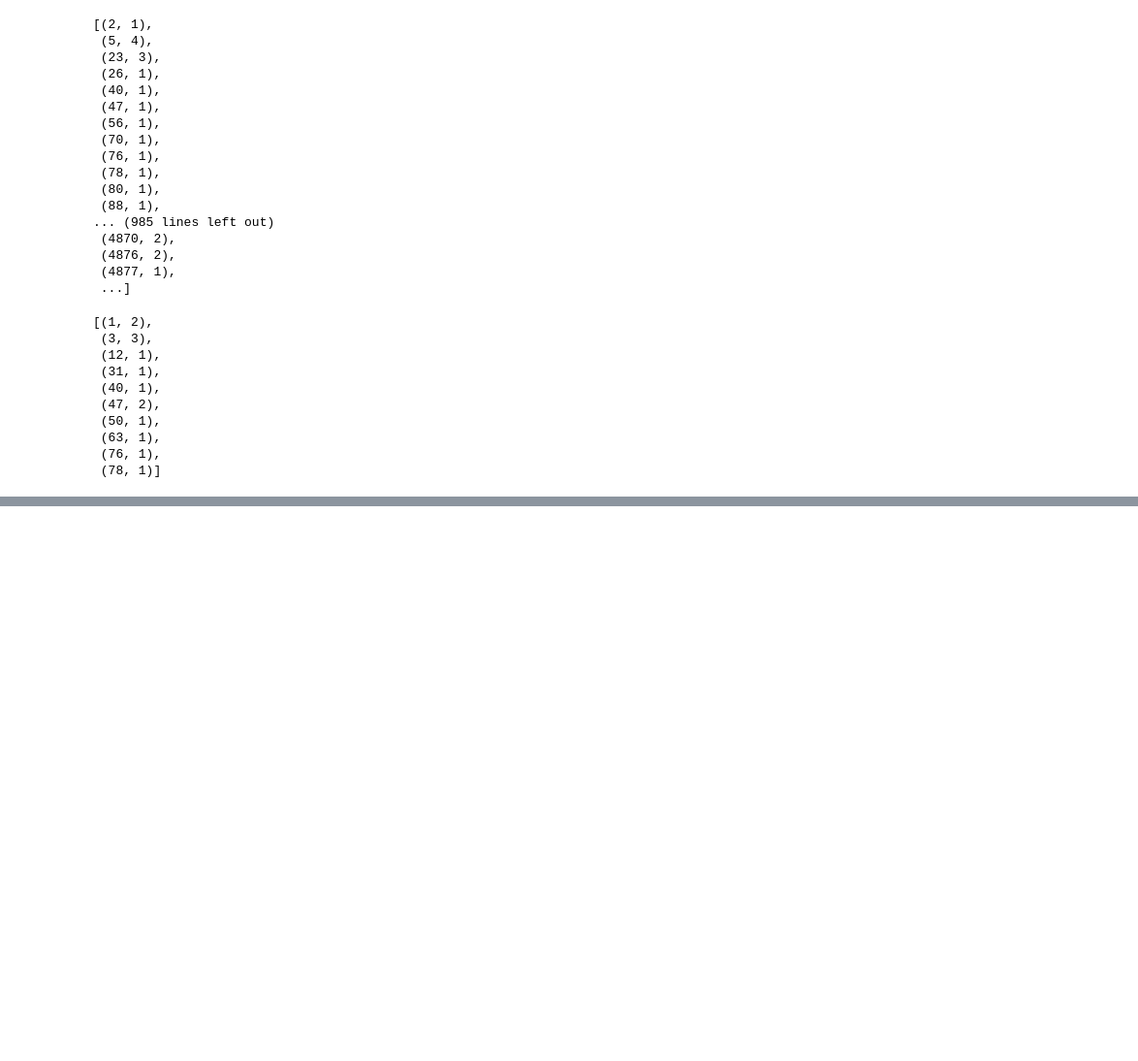
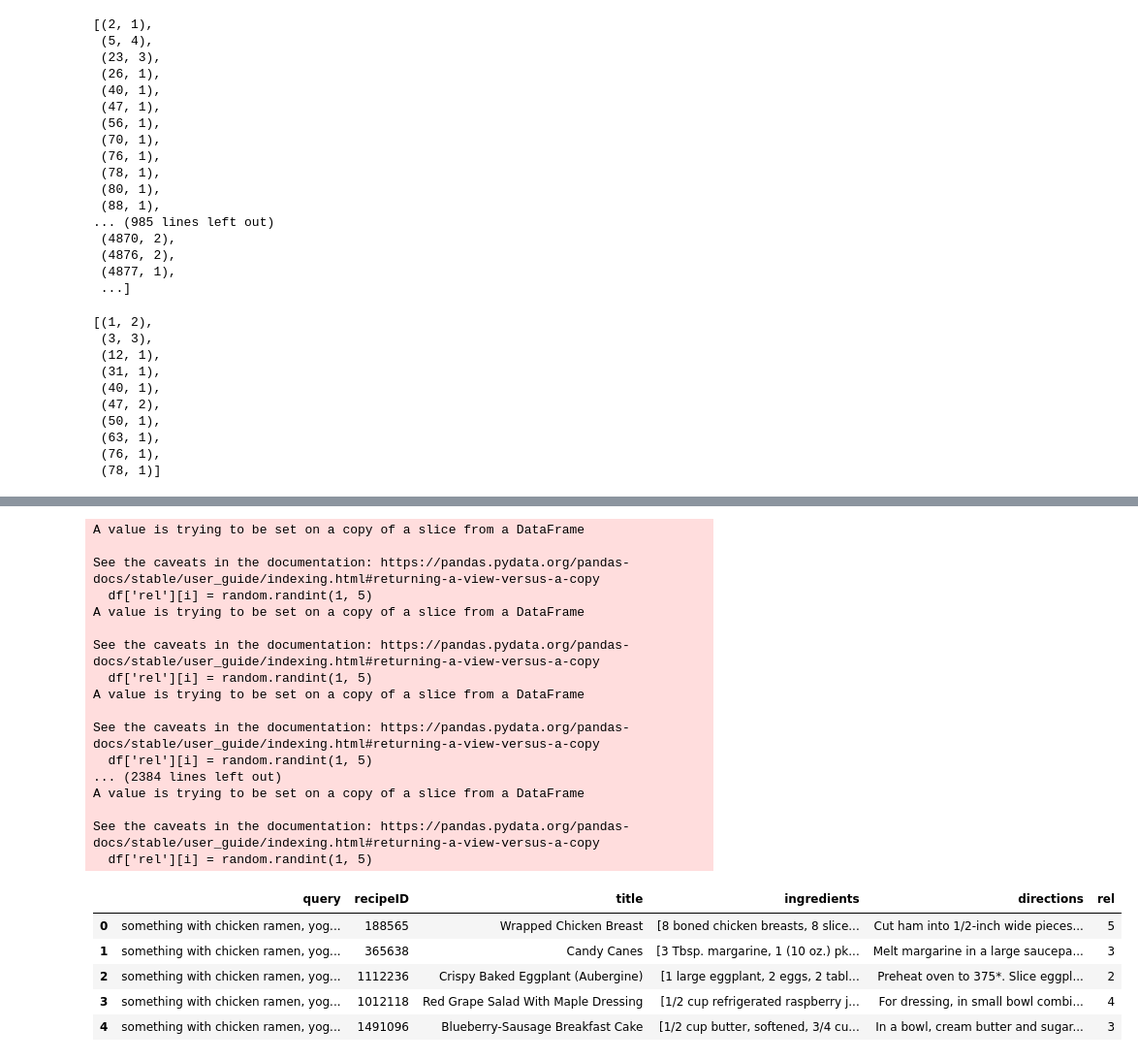
Before and after one commit to bkarduck/si650-final-project, a Jupyter notebook: filetmignon.ipynb, the cells around one changed output, grey strips where cells are left out. Shown at 97% size. Drawn from its saved outputs; the diff is of its cells as text; code cells hidden in the pictures; blank space fills up the shorter version.

```diff
--- a/filetmignon.ipynb
+++ b/filetmignon.ipynb
@@ -474,0 +1469,16 @@ for q in topq:
+# %%
+annotateDict3 = {}
+with open('cleanedRecipes.jsonl') as f:
+    for line in tqdm(f):
+        json_record = json.loads(line)
+        json_record['ingredients'] = json.loads(json_record['ingredients'])
+        for key, value in randomQuerys.items():
+            for q in value:
+                if q == json_record['recipeID']:
+                    if key in annotateDict3:
+                        annotateDict3[key].append([json_record['recipeID'],json_record['title'], json_record['ingredients'], json_record['directions']])
+                    else:
+                        annotateDict3[key] = [[json_record['recipeID'],json_record['title'], json_record['ingredients'], json_record['directions']]]
+# %%
+for value in annotateDict3.values():
+    print(len(value))
@@ -474,0 +1496,7 @@ for q in topq:
+# %%
+dfDict = []
+for key, value in annotateDict3.items():
+    # randomize value list
+    value = random.sample(value, len(value))
+    for v in value:
+        dfDict.append({'query': key, 'recipeID': v[0], 'title': v[1], 'ingredients': v[2], 'directions': v[3]})
@@ -474,0 +1515,3 @@ for q in topq:
+# %%
+df = pd.DataFrame(dfDict)
+df.head()
@@ -474,0 +1525,30 @@ for q in topq:
+# %%
+# make rel column with random # 1 thru 5
+df['rel'] = 0
+for i in range(len(df)):
+    df['rel'][i] = random.randint(1, 5)
+df.head()
+# %% [output]
+A value is trying to be set on a copy of a slice from a DataFrame
+
+See the caveats in the documentation: https://pandas.pydata.org/pandas-docs/stable/user_guide/indexing.html#returning-a-view-versus-a-copy
+  df['rel'][i] = random.randint(1, 5)
+A value is trying to be set on a copy of a slice from a DataFrame
+
+See the caveats in the documentation: https://pandas.pydata.org/pandas-docs/stable/user_guide/indexing.html#returning-a-view-versus-a-copy
+  df['rel'][i] = random.randint(1, 5)
+A value is trying to be set on a copy of a slice from a DataFrame
+
+See the caveats in the documentation: https://pandas.pydata.org/pandas-docs/stable/user_guide/indexing.html#returning-a-view-versus-a-copy
+  df['rel'][i] = random.randint(1, 5)
+... (2384 lines left out)
+A value is trying to be set on a copy of a slice from a DataFrame
+
+See the caveats in the documentation: https://pandas.pydata.org/pandas-docs/stable/user_guide/indexing.html#returning-a-view-versus-a-copy
+  df['rel'][i] = random.randint(1, 5)
+|  | query | recipeID | title | ingredients | directions | rel |
+| 0 | something with chicken ramen, yog... | 188565 | Wrapped Chicken Breast | [8 boned chicken breasts, 8 slice... | Cut ham into 1/2-inch wide pieces... | 5 |
+| 1 | something with chicken ramen, yog... | 365638 | Candy Canes | [3 Tbsp. margarine, 1 (10 oz.) pk... | Melt margarine in a large saucepa... | 3 |
+| 2 | something with chicken ramen, yog... | 1112236 | Crispy Baked Eggplant (Aubergine) | [1 large eggplant, 2 eggs, 2 tabl... | Preheat oven to 375*. Slice eggpl... | 2 |
+| 3 | something with chicken ramen, yog... | 1012118 | Red Grape Salad With Maple Dressing | [1/2 cup refrigerated raspberry j... | For dressing, in small bowl combi... | 4 |
+| 4 | something with chicken ramen, yog... | 1491096 | Blueberry-Sausage Breakfast Cake | [1/2 cup butter, softened, 3/4 cu... | In a bowl, cream butter and sugar... | 3 |
```
Also changed, not shown: parts of 43 cells of this notebook, 2 other files.
